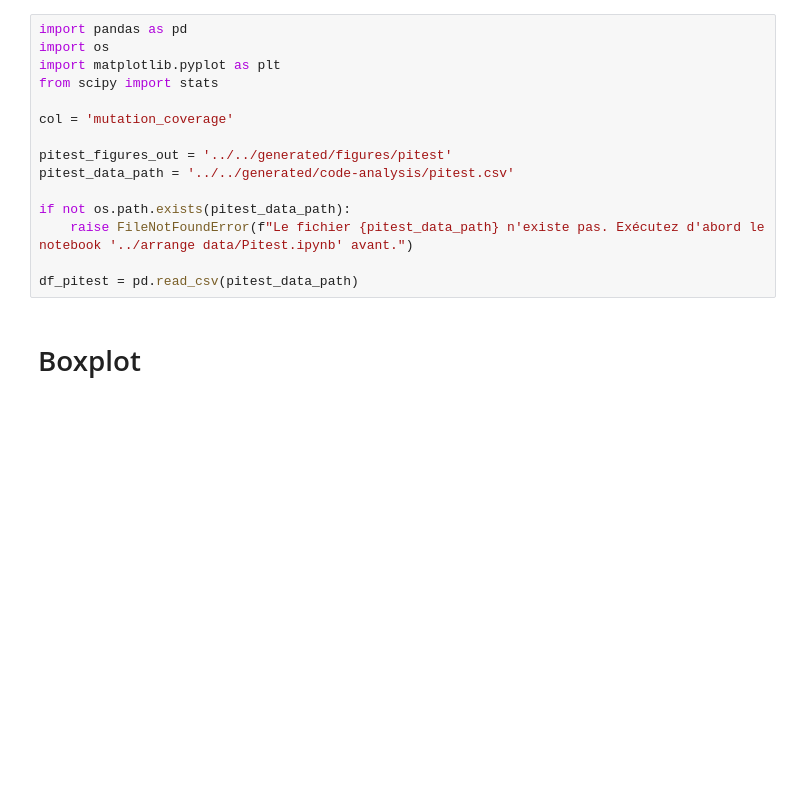
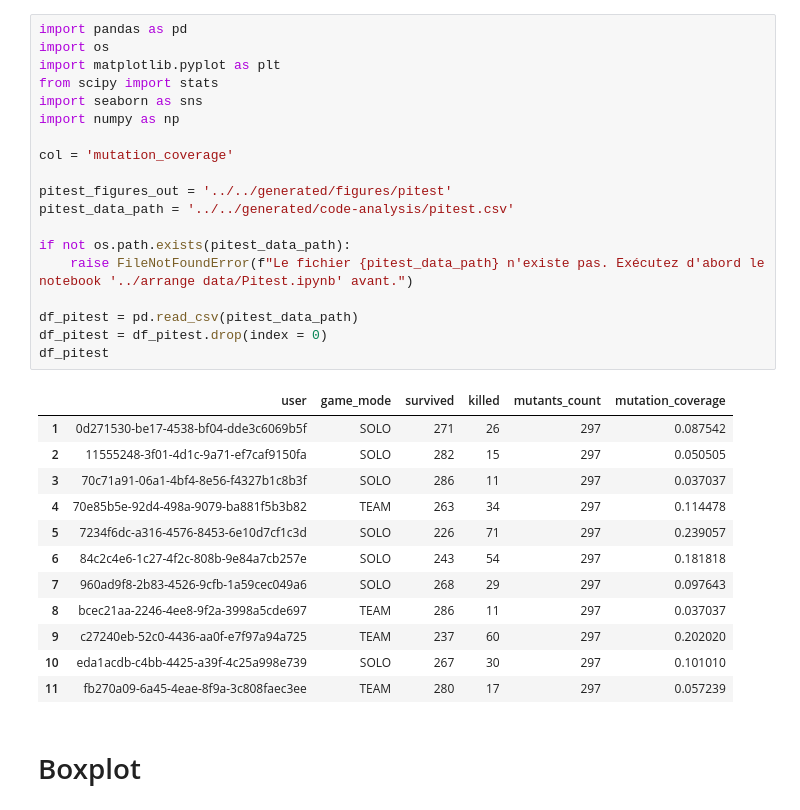
Before and after one commit to Dzenali/MemoireDataAnalytics, a Jupyter notebook: notebooks/analysis/Pitest.ipynb, the cells around one changed output. Cells and saved outputs as stored; diff of their text form; blank space fills up the shorter version.

```diff
--- a/notebooks/analysis/Pitest.ipynb
+++ b/notebooks/analysis/Pitest.ipynb
@@ -1,18 +1,35 @@
 # %%
 import pandas as pd
 import os
 import matplotlib.pyplot as plt
 from scipy import stats
+import seaborn as sns
+import numpy as np
 
 col = 'mutation_coverage'
 
 pitest_figures_out = '../../generated/figures/pitest'
 pitest_data_path = '../../generated/code-analysis/pitest.csv'
 
 if not os.path.exists(pitest_data_path):
     raise FileNotFoundError(f"Le fichier {pitest_data_path} n'existe pas. Exécutez d'abord le notebook '../arrange data/Pitest.ipynb' avant.")
 
 df_pitest = pd.read_csv(pitest_data_path)
+df_pitest = df_pitest.drop(index = 0)
+df_pitest
+# %% [output]
+|  | user | game_mode | survived | killed | mutants_count | mutation_coverage |
+| 1 | 0d271530-be17-4538-bf04-dde3c6069b5f | SOLO | 271 | 26 | 297 | 0.087542 |
+| 2 | 11555248-3f01-4d1c-9a71-ef7caf9150fa | SOLO | 282 | 15 | 297 | 0.050505 |
+| 3 | 70c71a91-06a1-4bf4-8e56-f4327b1c8b3f | SOLO | 286 | 11 | 297 | 0.037037 |
+| 4 | 70e85b5e-92d4-498a-9079-ba881f5b3b82 | TEAM | 263 | 34 | 297 | 0.114478 |
+| 5 | 7234f6dc-a316-4576-8453-6e10d7cf1c3d | SOLO | 226 | 71 | 297 | 0.239057 |
+| 6 | 84c2c4e6-1c27-4f2c-808b-9e84a7cb257e | SOLO | 243 | 54 | 297 | 0.181818 |
+| 7 | 960ad9f8-2b83-4526-9cfb-1a59cec049a6 | SOLO | 268 | 29 | 297 | 0.097643 |
+| 8 | bcec21aa-2246-4ee8-9f2a-3998a5cde697 | TEAM | 286 | 11 | 297 | 0.037037 |
+| 9 | c27240eb-52c0-4436-aa0f-e7f97a94a725 | TEAM | 237 | 60 | 297 | 0.202020 |
+| 10 | eda1acdb-c4bb-4425-a39f-4c25a998e739 | SOLO | 267 | 30 | 297 | 0.101010 |
+| 11 | fb270a09-6a45-4eae-8f9a-3c808faec3ee | TEAM | 280 | 17 | 297 | 0.057239 |
 # %% [markdown]
 # Boxplot
 # %%
```
Also changed, not shown: parts of 2 cells of this notebook, 47 other files.
